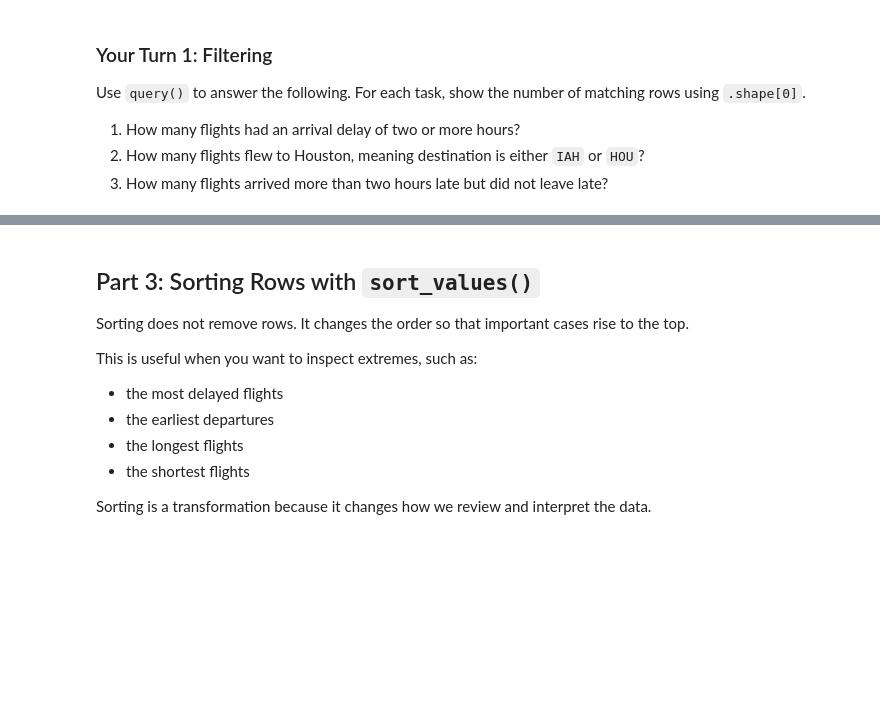
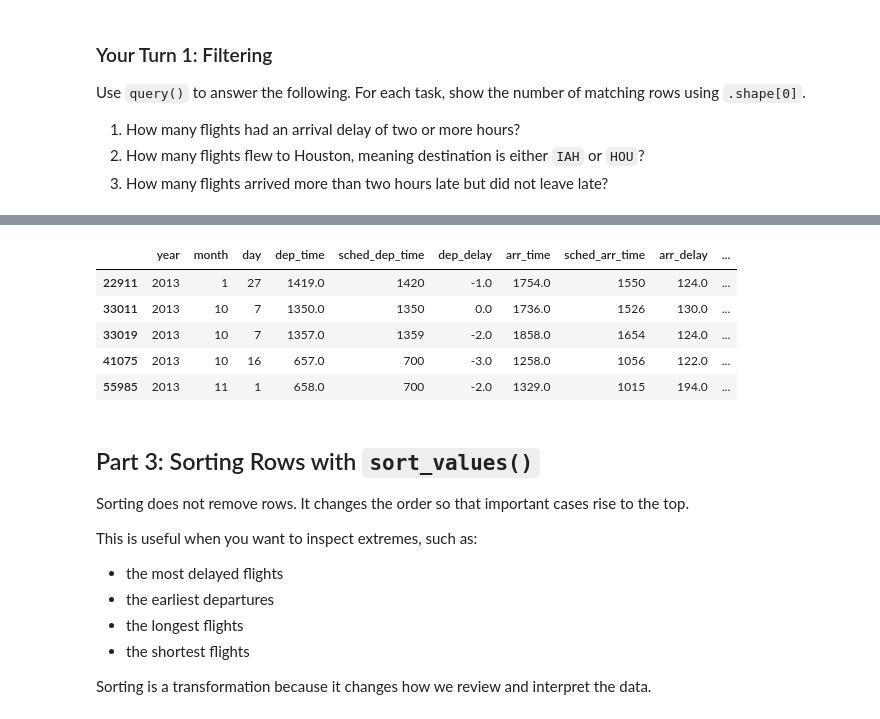
Before and after one commit to utsahenry/ban6003-week-05-06-pandas-transformation-henry-ha, a Jupyter notebook: notebooks/module5_basic_transformation_guided_lab.ipynb, the cells around one changed output, grey strips where cells are left out. Saved outputs shown, nothing was run; the diff lists cells and outputs as text; code cells hidden in the pictures; blank space fills up the shorter version.

```diff
--- a/notebooks/module5_basic_transformation_guided_lab.ipynb
+++ b/notebooks/module5_basic_transformation_guided_lab.ipynb
@@ -173,6 +257,16 @@ Use `query()` to answer the following. For each task, show the number of matchin
 # %%
 # 3. Flights that arrived more than two hours late but did not leave late
 # Your code here
+Flight_delay_but_on_time = flights.query("arr_delay > 120 and dep_delay <= 0")
+
+Flight_delay_but_on_time.head()
+# %% [output]
+|  | year | month | day | dep_time | sched_dep_time | dep_delay | arr_time | sched_arr_time | arr_delay | ... |
+| 22911 | 2013 | 1 | 27 | 1419.0 | 1420 | -1.0 | 1754.0 | 1550 | 124.0 | ... |
+| 33011 | 2013 | 10 | 7 | 1350.0 | 1350 | 0.0 | 1736.0 | 1526 | 130.0 | ... |
+| 33019 | 2013 | 10 | 7 | 1357.0 | 1359 | -2.0 | 1858.0 | 1654 | 124.0 | ... |
+| 41075 | 2013 | 10 | 16 | 657.0 | 700 | -3.0 | 1258.0 | 1056 | 122.0 | ... |
+| 55985 | 2013 | 11 | 1 | 658.0 | 700 | -2.0 | 1329.0 | 1015 | 194.0 | ... |
 # %% [markdown]
 ## Part 3: Sorting Rows with `sort_values()`
 
```
Also changed, not shown: parts of 40 cells of this notebook, 1 other file.
